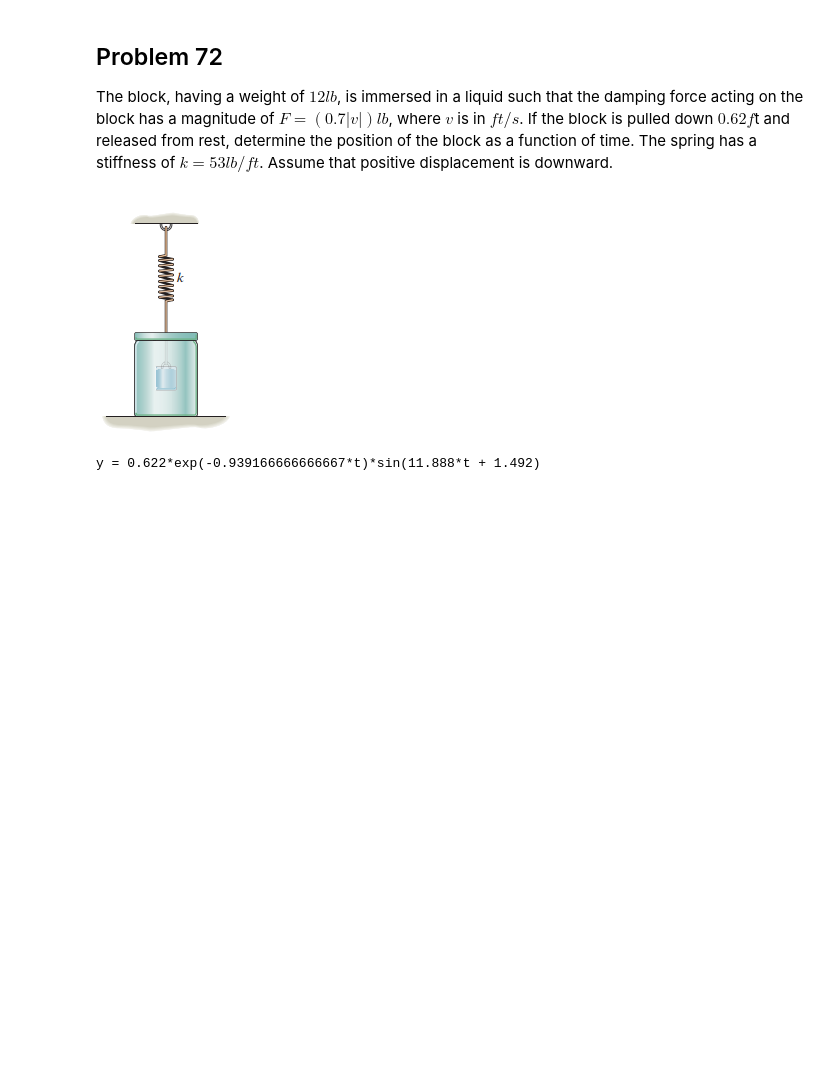
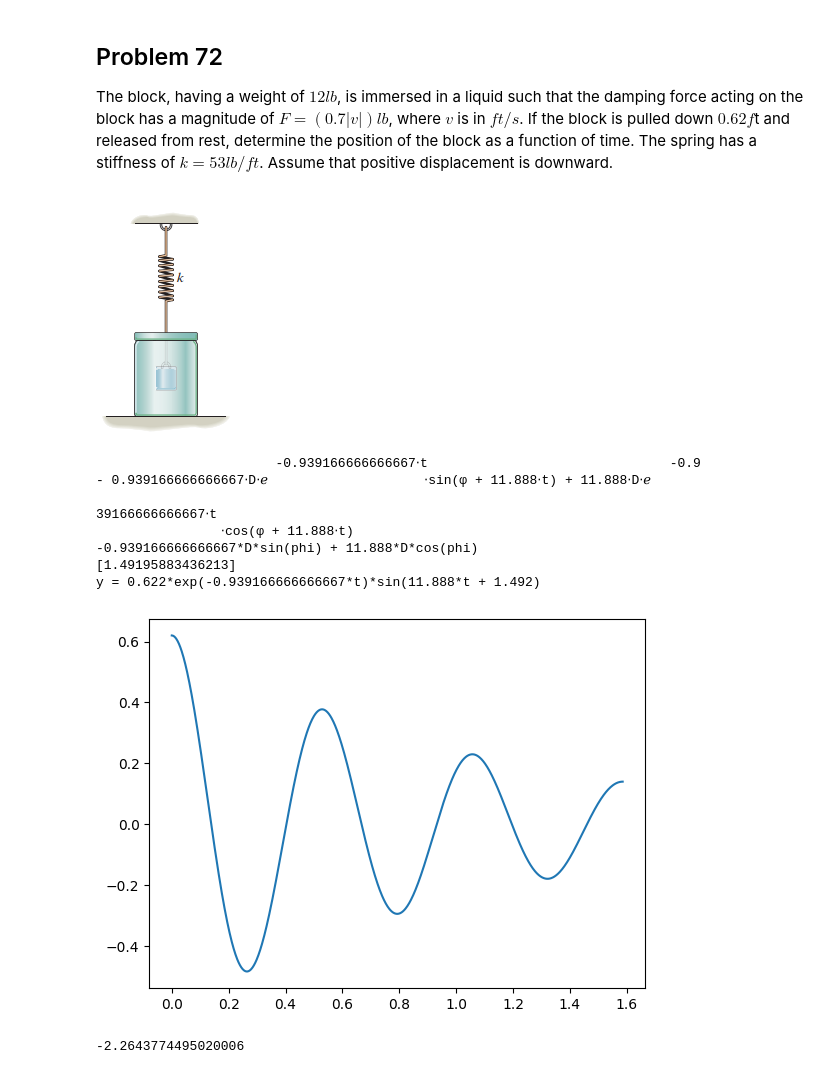
Before and after one commit to michaelhotchkiss/Dynamics, a Jupyter notebook: Chapter 22 - Vibrations.ipynb, the cells around one changed output. Cells and saved outputs as stored; diff of their text form; code cells hidden in the pictures; blank space fills up the shorter version.

```diff
--- a/Chapter 22 - Vibrations.ipynb
+++ b/Chapter 22 - Vibrations.ipynb
@@ -277,35 +278,62 @@ Image("pictures/dynamics_22_72.png")
 # %% [output]
 [figure]
 # %%
+from matplotlib import pyplot as plt
 import numpy as np
-from sympy import symbols, cos, sin, exp, diff, pprint, solve
+from sympy import symbols, cos, sin, exp, diff, pprint, solve, lambdify
 
 D, t, phi = symbols('D t phi')
 weight = 12
 mass = weight/32.2
 k = 53
 c = .7
 displacement = .62
 omega_n = np.sqrt(k/mass)
 c_c = 2 * mass * omega_n
 
 # system is underdamped, c < c_c
 omega_d = round(omega_n * np.sqrt(1 - (c/c_c)**2),3)
 
 y = D * (exp(-c*t/(2*mass)) * sin(omega_d * t + phi))
 # when t = 0, y = displacement
 # displacement = D * sin(phi)
 
 v_1 = diff(y,t)
 v = D * exp(-c*t/(2*mass)) * (omega_d * cos(omega_d * t + phi) - c /(2*mass) * sin(omega_d * t + phi))
 # when t = 0, v = 0
 # 0 = D * (omega_d * cos(phi) - c/(2*mass) * sin(phi)), D does not equal 0
 phi_eq = omega_d * cos(phi) - c/(2*mass) * sin(phi)
-
+pprint(v_1)
+print(v_1.subs(t,0))
+print(solve(v_1.subs(t,0),phi))
 phi = round(solve(phi_eq,phi)[0],3)
 D = round(displacement/sin(phi),3)
 
 y = D * (exp(-c*t/(2*mass)) * sin(omega_d * t + phi))
 print(f'y = {y}')
+
+
+time_values = np.linspace(0,6 * np.pi/omega_d,1000)
+test = np.sin(omega_d * time_values + float(phi))
+y_values = D * (np.exp(-c*time_values/(2*mass)) * test)
+plt.plot(time_values, y_values)
+plt.show()
 # %% [output]
+                       -0.939166666666667⋅t                               -0.9
+- 0.939166666666667⋅D⋅ℯ                    ⋅sin(φ + 11.888⋅t) + 11.888⋅D⋅ℯ
+
+39166666666667⋅t
+                ⋅cos(φ + 11.888⋅t)
+-0.939166666666667*D*sin(phi) + 11.888*D*cos(phi)
+[1.49195883436213]
 y = 0.622*exp(-0.939166666666667*t)*sin(11.888*t + 1.492)
+[figure, added]
+# %%
+from sympy import Function, dsolve, Eq, Derivative, sin, cos, symbols, lambdify
+from sympy.abc import x
+C1,C2 = symbols('C1,C2')
+f = Function('f')
+test = dsolve(Derivative(f(x), x, x) + 9*f(x), f(x))
+print(lambdify((x,C1,C2),test.rhs)(1,5,3))
+# %% [output]
+-2.2643774495020006
```
Also changed, not shown: parts of 1 cell of this notebook.
